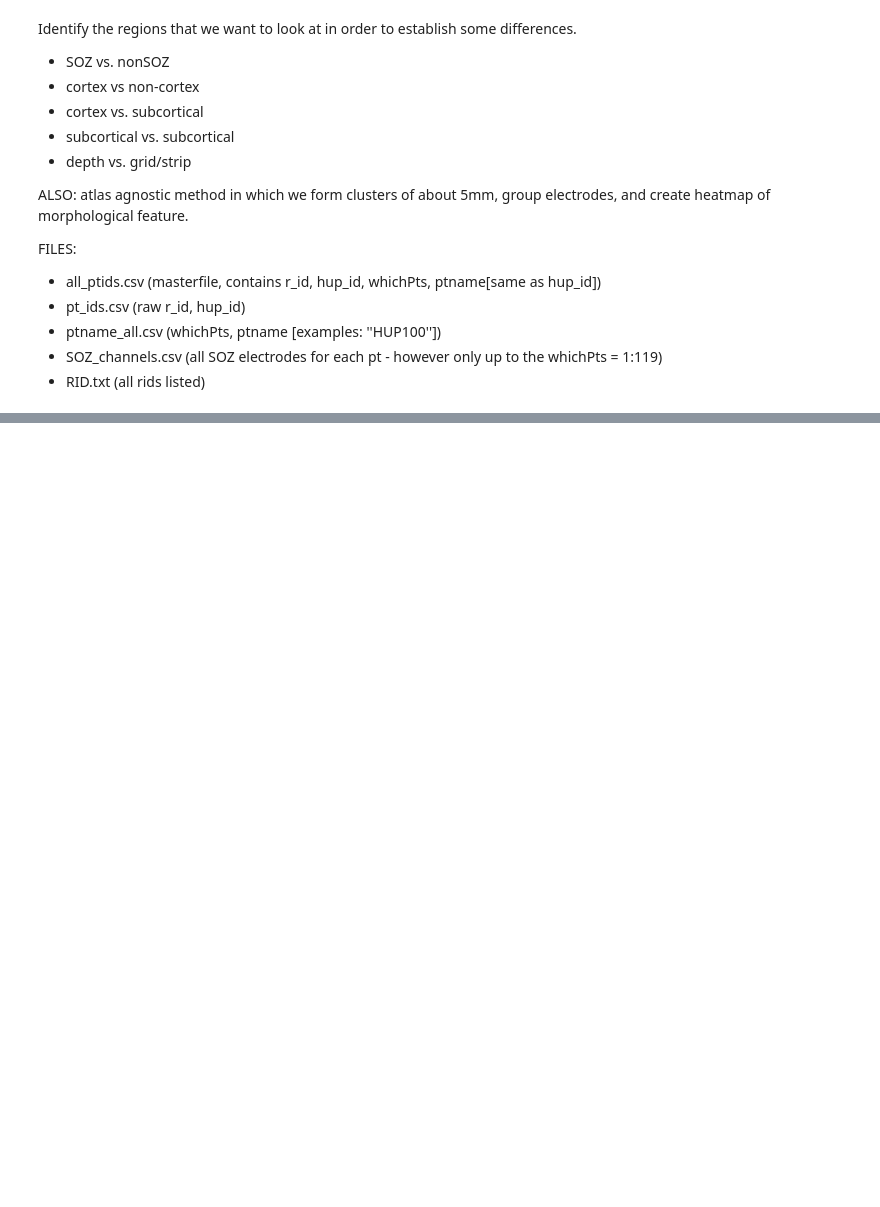
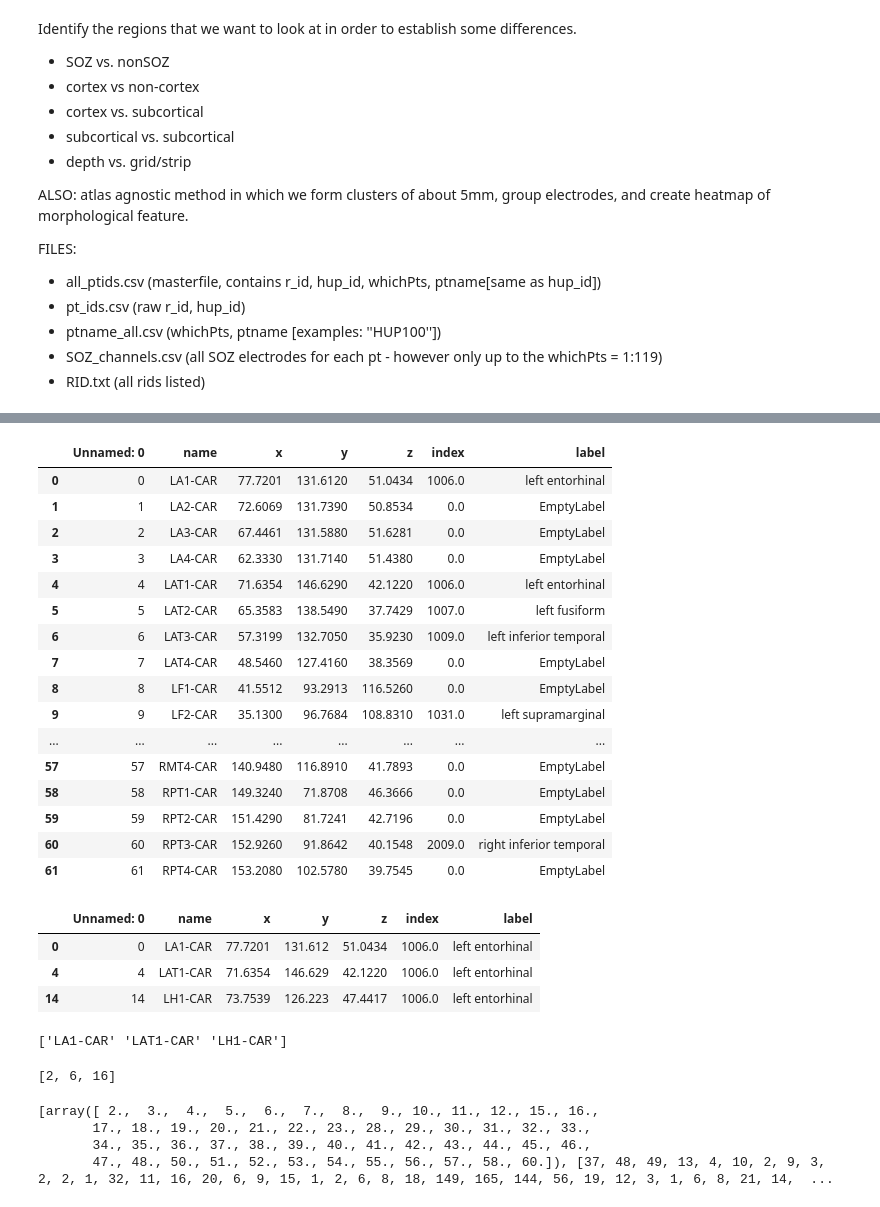
Before and after one commit to carlosaaguila/Interictal_Spike_Analysis, a Jupyter notebook: HUMAN/working_feat_extract_code/spatial_preanalysis.ipynb, the cells around one changed output, grey strips where cells are left out. Cells and saved outputs as stored; diff of their text form; code cells hidden in the pictures; blank space fills up the shorter version.

```diff
--- a/HUMAN/working_feat_extract_code/spatial_preanalysis.ipynb
+++ b/HUMAN/working_feat_extract_code/spatial_preanalysis.ipynb
@@ -59,0 +57,36 @@ brain_df
+# %%
+pd.set_option('display.max_rows', 200)
+brain_df
+# %% [output]
+|  | Unnamed: 0 | name | x | y | z | index | label |
+| 0 | 0 | LA1-CAR | 77.7201 | 131.6120 | 51.0434 | 1006.0 | left entorhinal |
+| 1 | 1 | LA2-CAR | 72.6069 | 131.7390 | 50.8534 | 0.0 | EmptyLabel |
+| 2 | 2 | LA3-CAR | 67.4461 | 131.5880 | 51.6281 | 0.0 | EmptyLabel |
+| 3 | 3 | LA4-CAR | 62.3330 | 131.7140 | 51.4380 | 0.0 | EmptyLabel |
+| 4 | 4 | LAT1-CAR | 71.6354 | 146.6290 | 42.1220 | 1006.0 | left entorhinal |
+| 5 | 5 | LAT2-CAR | 65.3583 | 138.5490 | 37.7429 | 1007.0 | left fusiform |
+| 6 | 6 | LAT3-CAR | 57.3199 | 132.7050 | 35.9230 | 1009.0 | left inferior temporal |
+| 7 | 7 | LAT4-CAR | 48.5460 | 127.4160 | 38.3569 | 0.0 | EmptyLabel |
+| 8 | 8 | LF1-CAR | 41.5512 | 93.2913 | 116.5260 | 0.0 | EmptyLabel |
+| 9 | 9 | LF2-CAR | 35.1300 | 96.7684 | 108.8310 | 1031.0 | left supramarginal |
+| ... | ... | ... | ... | ... | ... | ... | ... |
+| 57 | 57 | RMT4-CAR | 140.9480 | 116.8910 | 41.7893 | 0.0 | EmptyLabel |
+| 58 | 58 | RPT1-CAR | 149.3240 | 71.8708 | 46.3666 | 0.0 | EmptyLabel |
+| 59 | 59 | RPT2-CAR | 151.4290 | 81.7241 | 42.7196 | 0.0 | EmptyLabel |
+| 60 | 60 | RPT3-CAR | 152.9260 | 91.8642 | 40.1548 | 2009.0 | right inferior temporal |
+| 61 | 61 | RPT4-CAR | 153.2080 | 102.5780 | 39.7545 | 0.0 | EmptyLabel |
+# %%
+roi = ' left entorhinal '
+roi_ch = brain_df.loc[brain_df['label']== roi]
+
+display(roi_ch)
+roi_chlist = np.array(roi_ch['name'])
+# %% [output]
+|  | Unnamed: 0 | name | x | y | z | index | label |
+| 0 | 0 | LA1-CAR | 77.7201 | 131.612 | 51.0434 | 1006.0 | left entorhinal |
+| 4 | 4 | LAT1-CAR | 71.6354 | 146.629 | 42.1220 | 1006.0 | left entorhinal |
+| 14 | 14 | LH1-CAR | 73.7539 | 126.223 | 47.4417 | 1006.0 | left entorhinal |
+# %%
+print(roi_chlist)
+# %% [output]
+['LA1-CAR' 'LAT1-CAR' 'LH1-CAR']
@@ -59,0 +98,18 @@ brain_df
+# %%
+idx_roich = [x[0] for x in idx_roich]
+idx_roich = [x+1 for x in idx_roich]
+print(idx_roich)
+
+#add 1, to get the true chlabel, which should be similar to the chlabel idx
+# %% [output]
+[2, 6, 16]
+# %%
+counts,chs = hifreq_ch_spike(spike.select)
+print(counts)
+
+#use old function to generate counts, chs -> this will provide information of where the spike detector detected these channels of interest
+# %% [output]
+[array([ 2.,  3.,  4.,  5.,  6.,  7.,  8.,  9., 10., 11., 12., 15., 16.,
+       17., 18., 19., 20., 21., 22., 23., 28., 29., 30., 31., 32., 33.,
+       34., 35., 36., 37., 38., 39., 40., 41., 42., 43., 44., 45., 46.,
+       47., 48., 50., 51., 52., 53., 54., 55., 56., 57., 58., 60.]), [37, 48, 49, 13, 4, 10, 2, 9, 3, 2, 2, 1, 32, 11, 16, 20, 6, 9, 15, 1, 2, 6, 8, 18, 149, 165, 144, 56, 19, 12, 3, 1, 6, 8, 21, 14,  ...
```
Also changed, not shown: parts of 11 cells of this notebook, 1 other file.
